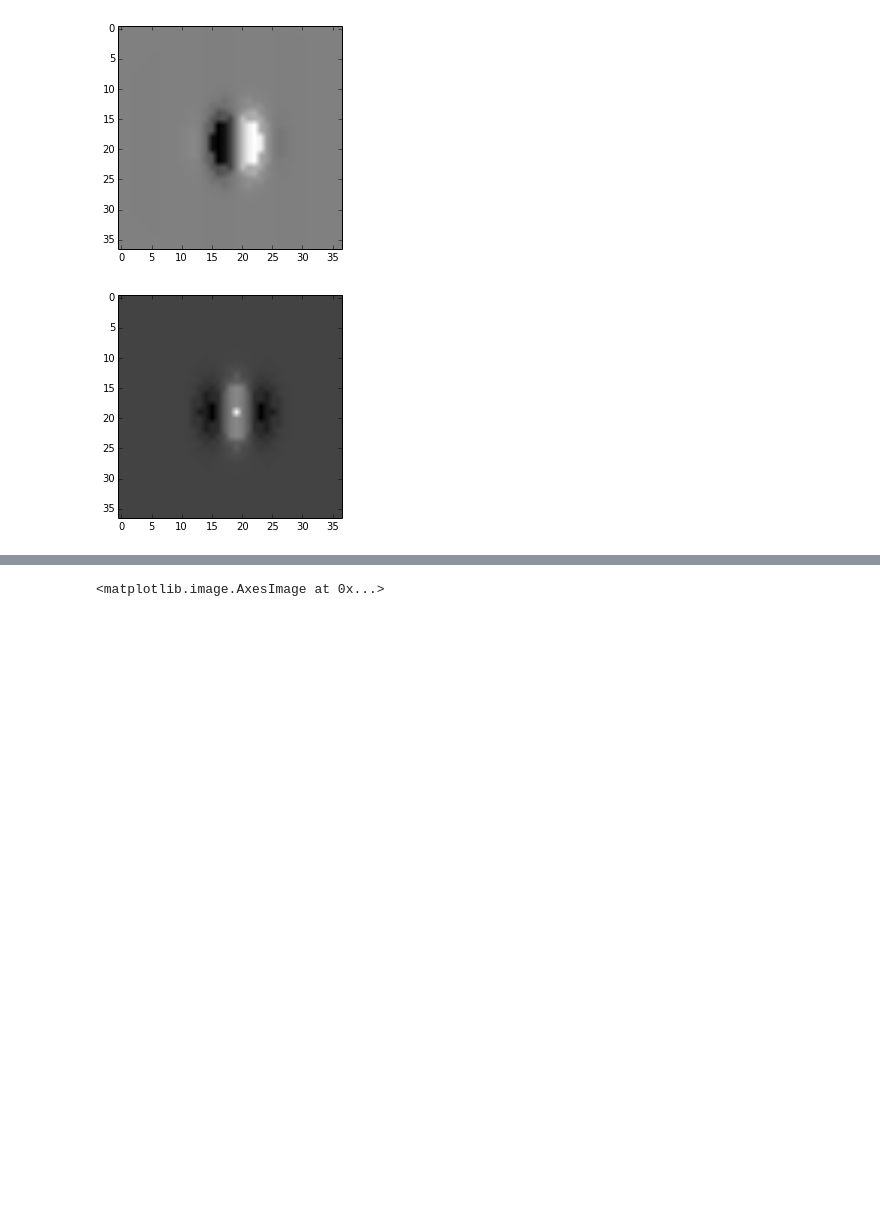
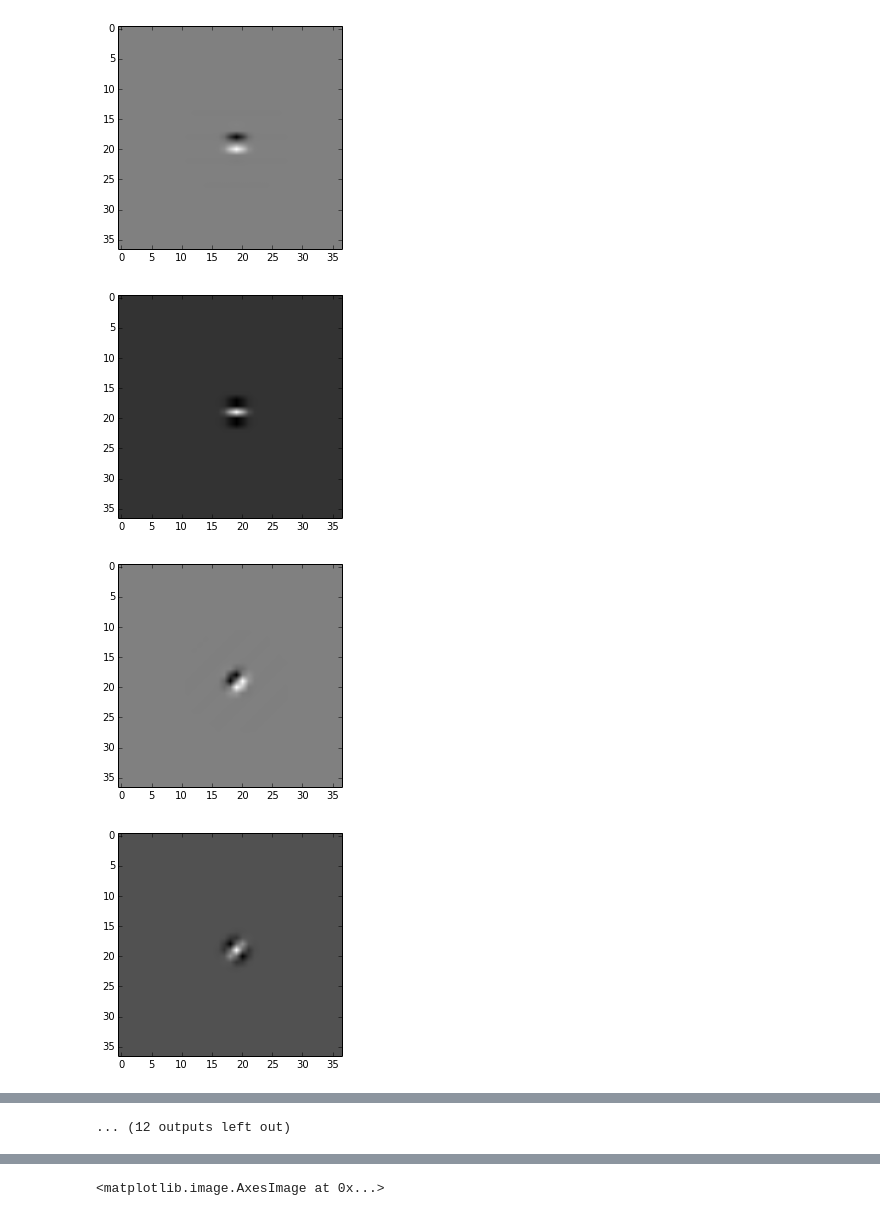
Before and after one commit to arvigj/ML-CV, a Jupyter notebook: cv_hw1/CV_1.ipynb, the cells around one changed output, grey strips where cells are left out. Cells and saved outputs as stored; diff of their text form; code cells hidden in the pictures; blank space fills up the shorter version.

```diff
--- a/cv_hw1/CV_1.ipynb
+++ b/cv_hw1/CV_1.ipynb
@@ -10,8 +10,8 @@ from scipy import signal
 def psi_(x_space,y_space,x_0,y_0,theta,sigma):
     angle = np.array([np.cos(theta),np.sin(theta)])
     xy = lambda x,y: np.array([x,y])
-    gaussian = lambda xy: np.exp(-(np.dot(xy,xy))/(2*sigma**2))
-    phase = lambda xy: np.exp((1j*np.pi*np.dot(angle,xy))/(2*sigma))
+    gaussian = lambda xy: np.exp(-(np.dot(xy,xy))/(2.*sigma**2))
+    phase = lambda xy: np.exp((1j*np.pi*np.dot(angle,xy))/(2.*sigma))
     phase_conj = lambda xy: np.exp(-(1j*np.pi*np.dot(angle,xy))/(2*sigma))
 
     #c2 normalization formula
@@ -26,8 +26,8 @@ def psi_(x_space,y_space,x_0,y_0,theta,sigma):
 
     #c1 normalization formula
     norm = 0
-    psi = lambda xy: (phase(xy) - c2)*gaussian(xy)
-    psi_conj = lambda xy: (phase_conj(xy) - c2)*gaussian(xy)
+    psi = lambda xy: (1./sigma)*(phase(xy) - c2)*gaussian(xy)
+    psi_conj = lambda xy: (1./sigma)*(phase_conj(xy) - c2)*gaussian(xy)
 
     for i in xrange(x_space):
         for j in xrange(y_space):
@@ -43,13 +43,17 @@ def psi_(x_space,y_space,x_0,y_0,theta,sigma):
 
     return space
 # %%
-out = psi_(37,37,19,19,np.pi/2.,3)
-
-
-plt.imshow(out.imag,cmap="gray")
-plt.show()
-plt.imshow(out.real,cmap="gray")
-plt.show()
+out = []
+for i in [1,3,6]:
+    for j in [0, np.pi/4., np.pi/2., 3.*np.pi/4]:
+        psi = psi_(37,37,19,19,j,i)
+        out.append(psi)
+        plt.imshow(psi.imag,cmap="gray")
+        plt.show()
+        plt.imshow(psi.real,cmap="gray")
+        plt.show()
 # %% [output]
-[figure, old version]
+[figure, new version]
-[figure, old version]
+[figure, new version]
+[figure, added]
+[figure, added]
@@ -56,3 +68,4 @@ plt.show()
+... (12 outputs left out)
 # %%
 def mapping(matrix):
     max_val = 0
```
Also changed, not shown: parts of 6 cells of this notebook.
